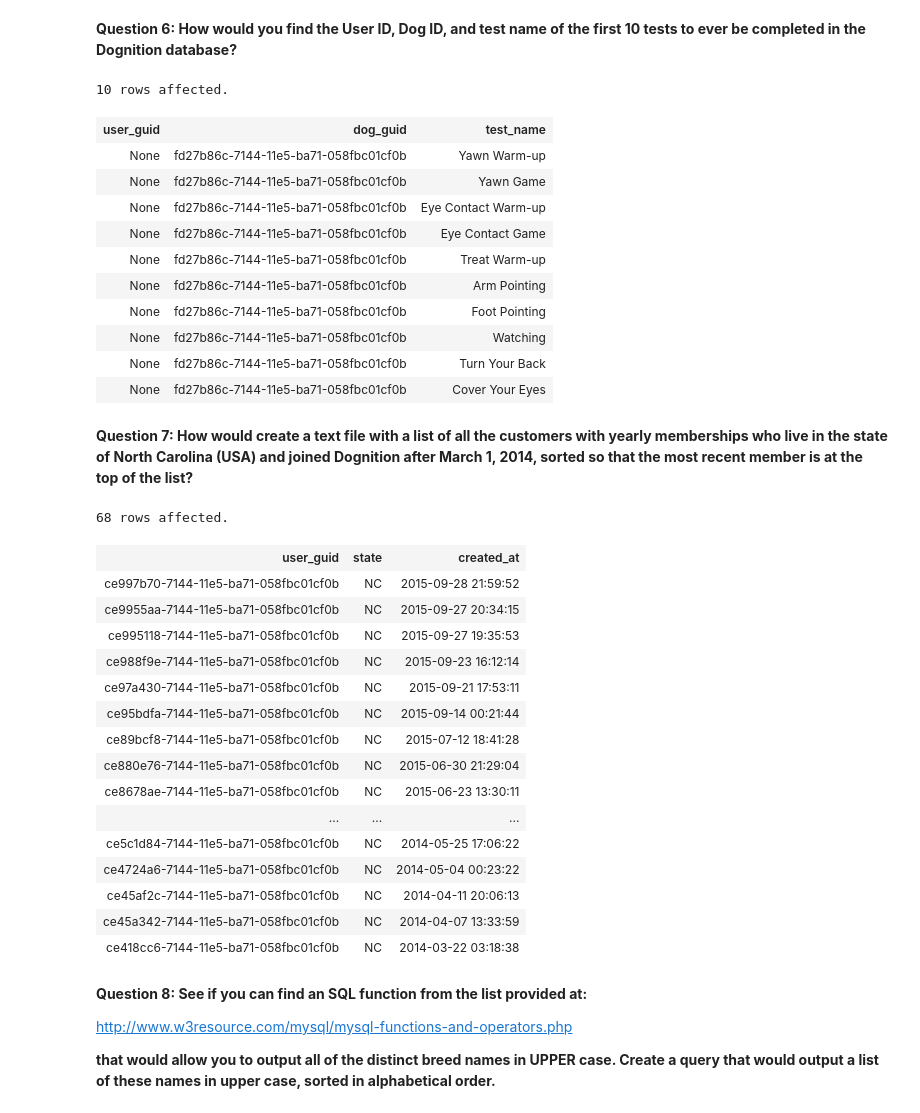
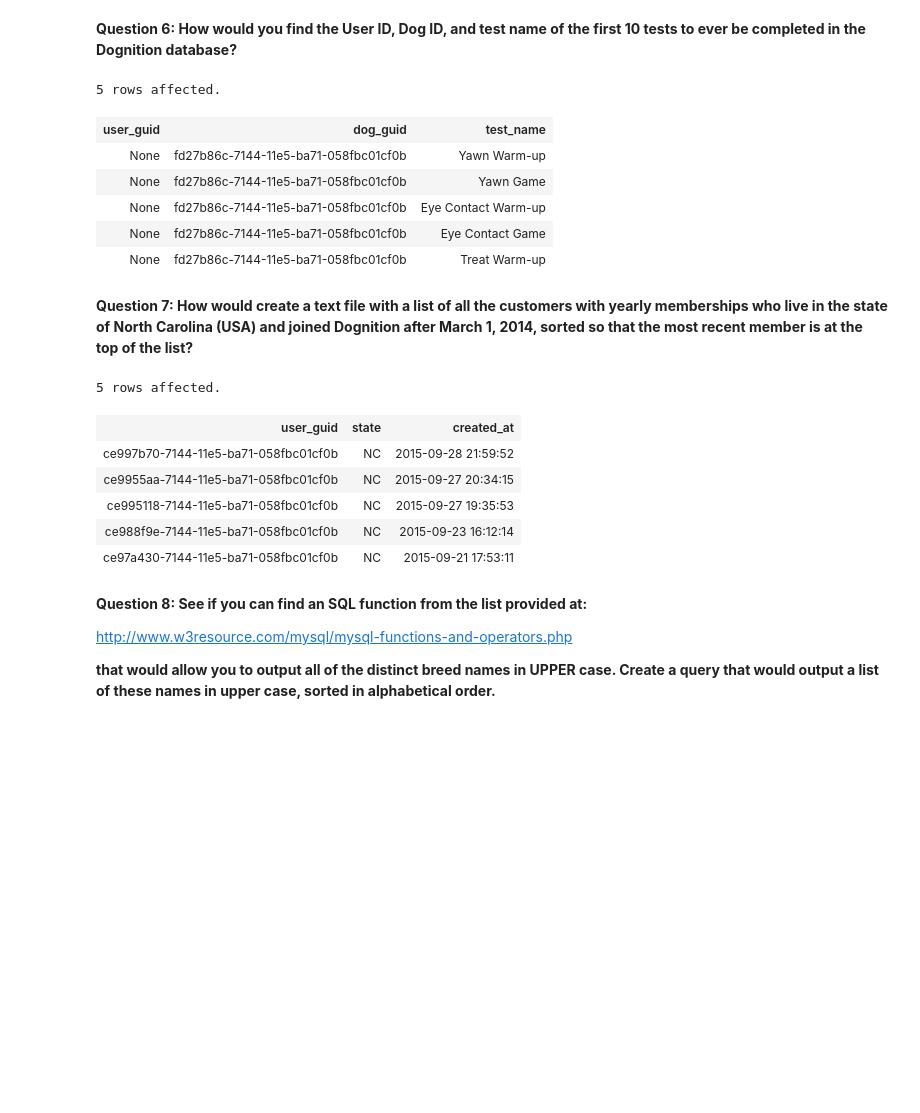
Before and after one commit to haianhle/mysql-exercises, a Jupyter notebook: MySQL_Exercise_03_Formatting_Selected_Data.ipynb, the cells around one changed output. Saved outputs shown, nothing was run; the diff lists cells and outputs as text; code cells hidden in the pictures; blank space fills up the shorter version.

```diff
--- a/MySQL_Exercise_03_Formatting_Selected_Data.ipynb
+++ b/MySQL_Exercise_03_Formatting_Selected_Data.ipynb
@@ -571,46 +490,32 @@ CSV results at /home/jovyan/work/nonUS-countries
 SELECT DISTINCT user_guid, dog_guid, test_name
 FROM complete_tests
 ORDER BY created_at
-LIMIT 10;
+LIMIT 5;
 # %% [output]
-10 rows affected.
+5 rows affected.
 | user_guid | dog_guid | test_name |
 | None | fd27b86c-7144-11e5-ba71-058fbc01cf0b | Yawn Warm-up |
 | None | fd27b86c-7144-11e5-ba71-058fbc01cf0b | Yawn Game |
 | None | fd27b86c-7144-11e5-ba71-058fbc01cf0b | Eye Contact Warm-up |
 | None | fd27b86c-7144-11e5-ba71-058fbc01cf0b | Eye Contact Game |
 | None | fd27b86c-7144-11e5-ba71-058fbc01cf0b | Treat Warm-up |
-| None | fd27b86c-7144-11e5-ba71-058fbc01cf0b | Arm Pointing |
-| None | fd27b86c-7144-11e5-ba71-058fbc01cf0b | Foot Pointing |
-| None | fd27b86c-7144-11e5-ba71-058fbc01cf0b | Watching |
-| None | fd27b86c-7144-11e5-ba71-058fbc01cf0b | Turn Your Back |
-| None | fd27b86c-7144-11e5-ba71-058fbc01cf0b | Cover Your Eyes |
 # %% [markdown]
 **Question 7: How would create a text file with a list of all the customers with yearly memberships who live in the state of North Carolina (USA) and joined Dognition after March 1, 2014, sorted so that the most recent member is at the top of the list?**
 # %%
 %%sql
 SELECT DISTINCT user_guid, state, created_at
 FROM users
 WHERE state='NC' AND country='US' AND membership_type=2 AND created_at > '2014-03-01'
-ORDER BY created_at DESC;
+ORDER BY created_at DESC
+LIMIT 5;
 # %% [output]
-68 rows affected.
+5 rows affected.
 | user_guid | state | created_at |
 | ce997b70-7144-11e5-ba71-058fbc01cf0b | NC | 2015-09-28 21:59:52 |
 | ce9955aa-7144-11e5-ba71-058fbc01cf0b | NC | 2015-09-27 20:34:15 |
 | ce995118-7144-11e5-ba71-058fbc01cf0b | NC | 2015-09-27 19:35:53 |
 | ce988f9e-7144-11e5-ba71-058fbc01cf0b | NC | 2015-09-23 16:12:14 |
 | ce97a430-7144-11e5-ba71-058fbc01cf0b | NC | 2015-09-21 17:53:11 |
-| ce95bdfa-7144-11e5-ba71-058fbc01cf0b | NC | 2015-09-14 00:21:44 |
-| ce89bcf8-7144-11e5-ba71-058fbc01cf0b | NC | 2015-07-12 18:41:28 |
-| ce880e76-7144-11e5-ba71-058fbc01cf0b | NC | 2015-06-30 21:29:04 |
-| ce8678ae-7144-11e5-ba71-058fbc01cf0b | NC | 2015-06-23 13:30:11 |
-| ... | ... | ... |
-| ce5c1d84-7144-11e5-ba71-058fbc01cf0b | NC | 2014-05-25 17:06:22 |
-| ce4724a6-7144-11e5-ba71-058fbc01cf0b | NC | 2014-05-04 00:23:22 |
-| ce45af2c-7144-11e5-ba71-058fbc01cf0b | NC | 2014-04-11 20:06:13 |
-| ce45a342-7144-11e5-ba71-058fbc01cf0b | NC | 2014-04-07 13:33:59 |
-| ce418cc6-7144-11e5-ba71-058fbc01cf0b | NC | 2014-03-22 03:18:38 |
 # %% [markdown]
 **Question 8: See if you can find an SQL function from the list provided at:**
 
```
Also changed, not shown: parts of 11 cells of this notebook, 2 other files.
